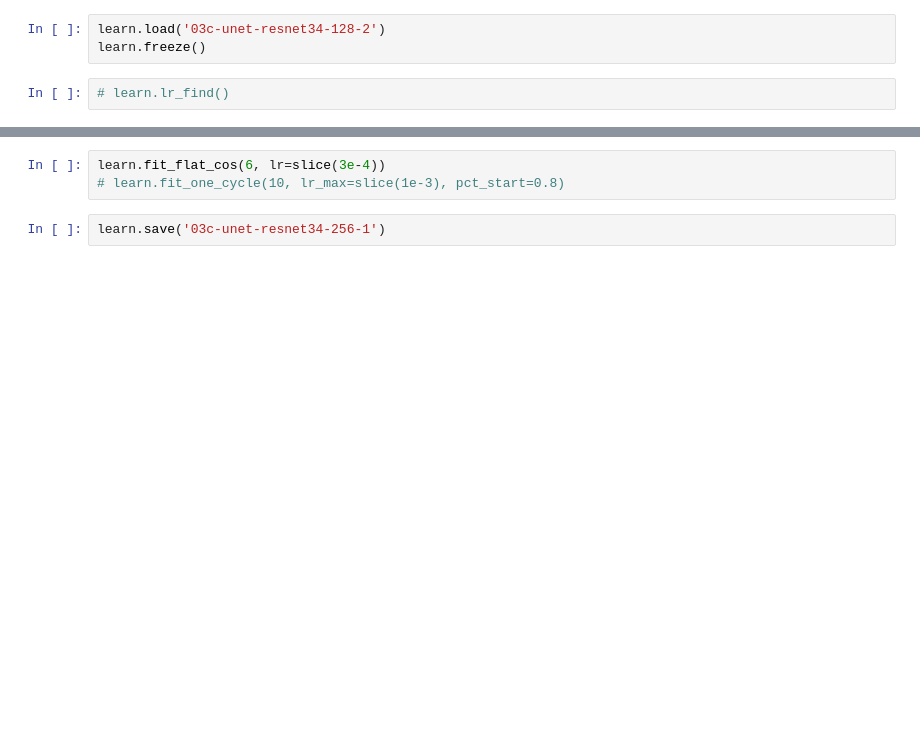
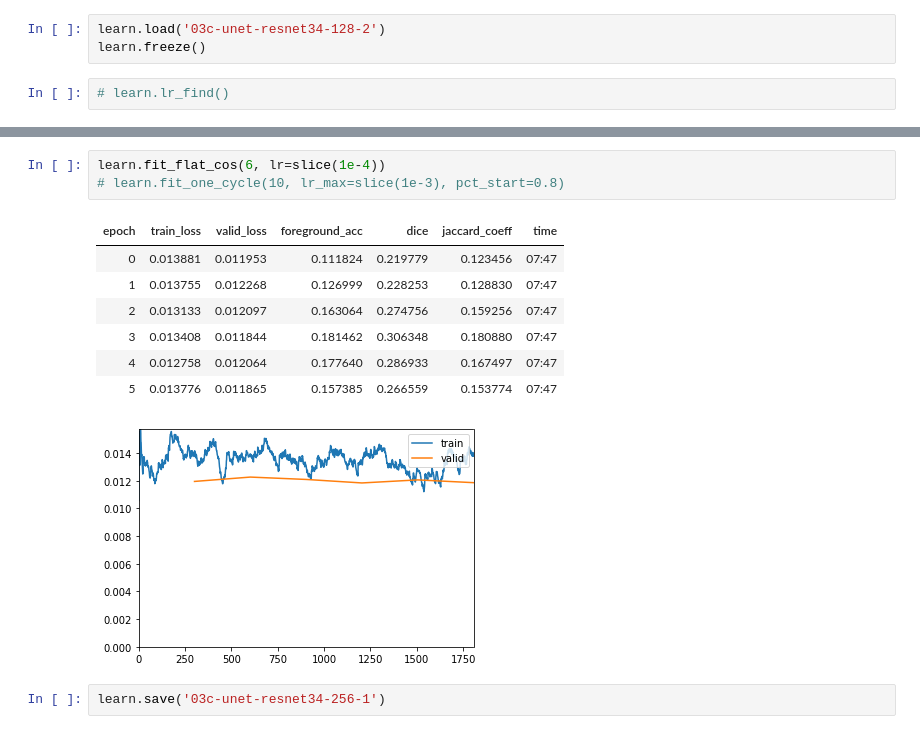
Before and after one commit to mrkcmd/bualabs, a Jupyter notebook: nbs/03c_image_segmentation_siim_acr_pneumothorax_fastai2.ipynb, the cells around one changed output, grey strips where cells are left out. Saved outputs shown, nothing was run; the diff lists cells and outputs as text; blank space fills up the shorter version.

```diff
--- a/nbs/03c_image_segmentation_siim_acr_pneumothorax_fastai2.ipynb
+++ b/nbs/03c_image_segmentation_siim_acr_pneumothorax_fastai2.ipynb
@@ -679,6 +697,15 @@ learn.fit_flat_cos(8, lr=slice(6e-4))
 # %%
-learn.fit_flat_cos(6, lr=slice(3e-4))
+learn.fit_flat_cos(6, lr=slice(1e-4))
 # learn.fit_one_cycle(10, lr_max=slice(1e-3), pct_start=0.8)
+# %% [output]
+| epoch | train_loss | valid_loss | foreground_acc | dice | jaccard_coeff | time |
+| 0 | 0.013881 | 0.011953 | 0.111824 | 0.219779 | 0.123456 | 07:47 |
+| 1 | 0.013755 | 0.012268 | 0.126999 | 0.228253 | 0.128830 | 07:47 |
+| 2 | 0.013133 | 0.012097 | 0.163064 | 0.274756 | 0.159256 | 07:47 |
+| 3 | 0.013408 | 0.011844 | 0.181462 | 0.306348 | 0.180880 | 07:47 |
+| 4 | 0.012758 | 0.012064 | 0.177640 | 0.286933 | 0.167497 | 07:47 |
+| 5 | 0.013776 | 0.011865 | 0.157385 | 0.266559 | 0.153774 | 07:47 |
+[figure, added]
 # %%
 learn.save('03c-unet-resnet34-256-1')
 # %%
```
Also changed, not shown: parts of 11 cells of this notebook.
